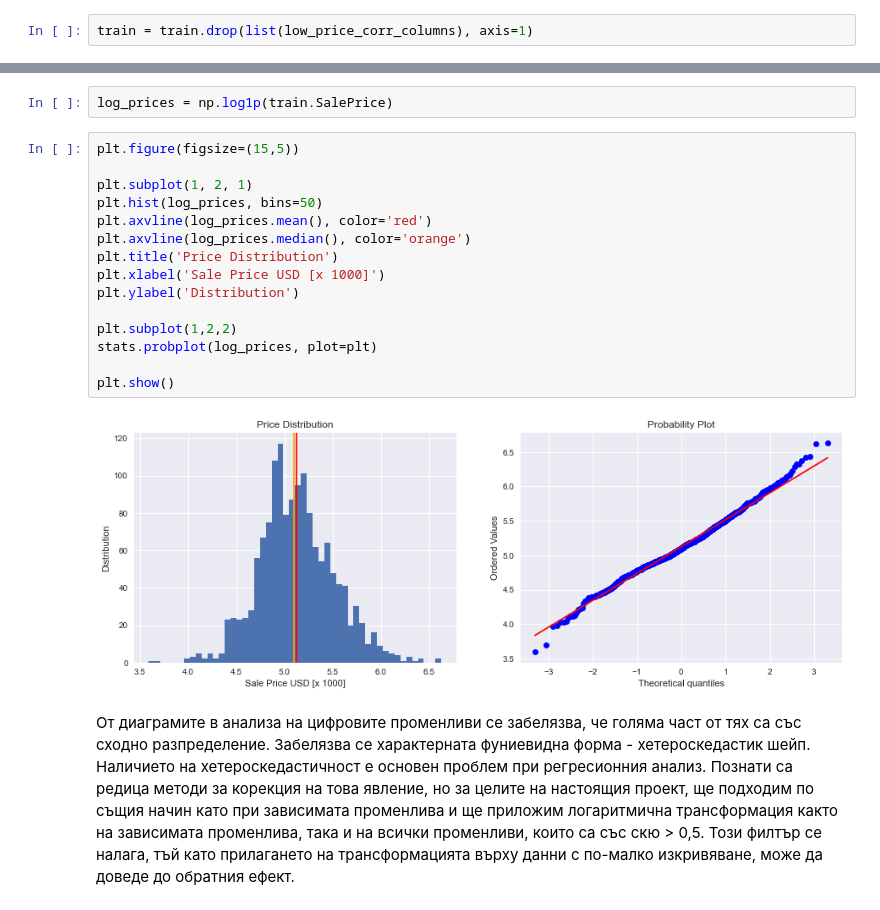
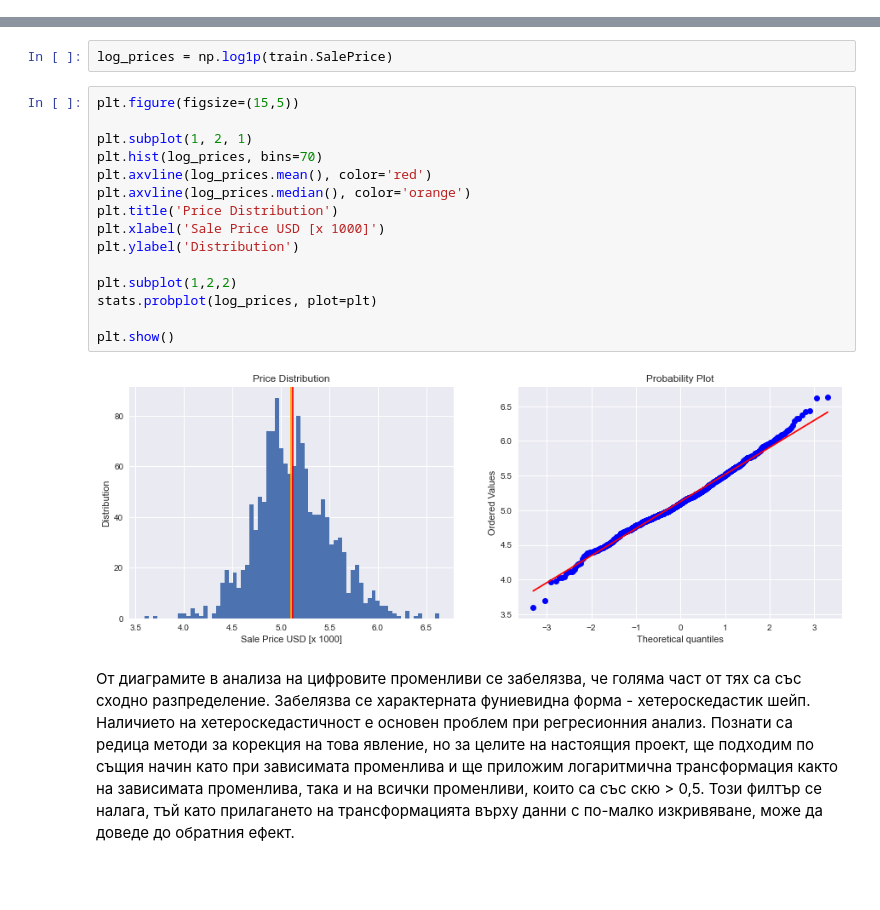
Before and after one commit to RadkaValkova/Machine-Learning, a Jupyter notebook: Exam_preparation/EXAM_3.ipynb, the cells around one changed output, grey strips where cells are left out. Saved outputs shown, nothing was run; the diff lists cells and outputs as text; blank space fills up the shorter version.

```diff
--- a/Exam_preparation/EXAM_3.ipynb
+++ b/Exam_preparation/EXAM_3.ipynb
@@ -230,8 +228,6 @@ low_price_corr_columns
 # %% [output]
 array(['BsmtFinSF2', 'LowQualFinSF', 'BsmtHalfBath', '3SsnPorch',
        'MiscVal', 'MoSold', 'YrSold'], dtype=object)
-# %%
-train = train.drop(list(low_price_corr_columns), axis=1)
 # %% [markdown]
 Площта на гаража и броят коли, за които е предназначен са напрактика препокриващи се променливи, силно зависими една от друга. Премахваме площтта, която е смалко по-ниска корелация.
 # %%
@@ -374,20 +370,20 @@ log_prices = np.log1p(train.SalePrice)
 # %%
 plt.figure(figsize=(15,5))
 
 plt.subplot(1, 2, 1)
-plt.hist(log_prices, bins=50)
+plt.hist(log_prices, bins=70)
 plt.axvline(log_prices.mean(), color='red')
 plt.axvline(log_prices.median(), color='orange')
 plt.title('Price Distribution')
 plt.xlabel('Sale Price USD [х 1000]')
 plt.ylabel('Distribution')
 
 plt.subplot(1,2,2)
 stats.probplot(log_prices, plot=plt)
 
 plt.show()
 # %% [output]
-[figure, old version]
+[figure, new version]
 # %% [markdown]
 От диаграмите в анализа на цифровите променливи се забелязва, че голяма част от тях са със сходно разпределение. Забелязва се характерната фуниевидна форма - хетероскедастик шейп. Наличието на хетероскедастичност е основен проблем при регресионния анализ. Познати са редица методи за корекция на това явление, но за целите на настоящия проект, ще подходим по същия начин като при зависимата променлива и ще приложим логаритмична трансформация както на зависимата променлива, така и на всички променливи, които са със скю > 0,5. Този филтър се налага, тъй като прилагането на трансформацията върху данни с по-малко изкривяване, може да доведе до обратния ефект.
 # %%
```
Also changed, not shown: parts of 53 cells of this notebook.
